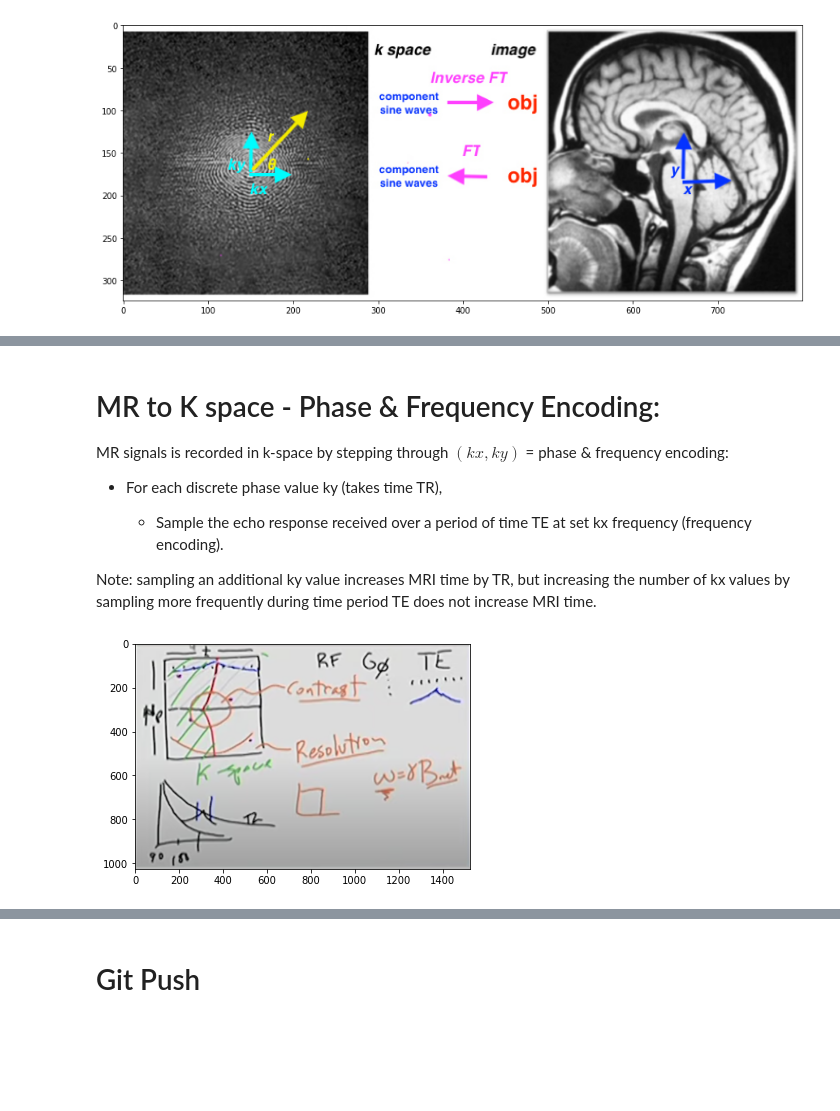
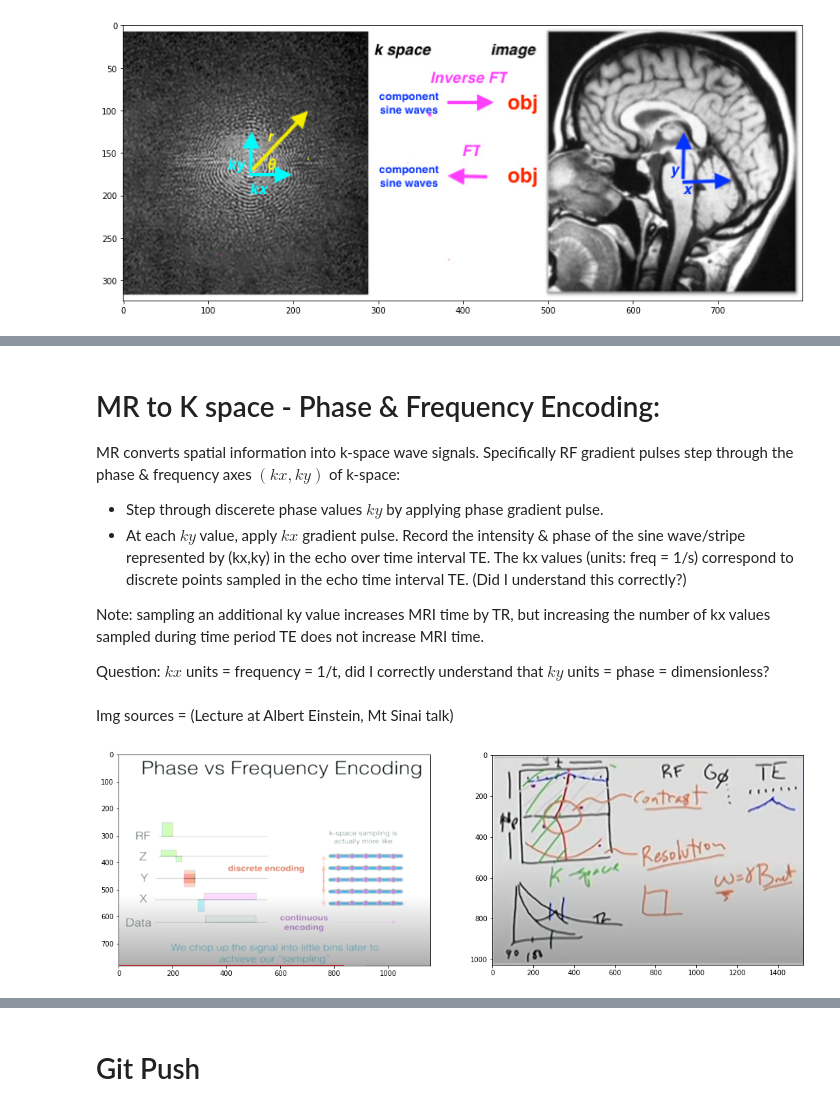
Before and after one commit to RGologorsky/fastmri, a Jupyter notebook: notes/01_notes_FastMRI.ipynb, the cells around one changed output, grey strips where cells are left out. Drawn from its saved outputs; the diff is of its cells as text; code cells hidden in the pictures; blank space fills up the shorter version.

Commit message:
notes on MR -> k space -> Image

```diff
--- a/notes/01_notes_FastMRI.ipynb
+++ b/notes/01_notes_FastMRI.ipynb
@@ -92,17 +122,21 @@ Each pixel/voxel has 2 channels,
 # %% [markdown]
 # MR to K space - Phase & Frequency Encoding:
 
-MR signals is recorded in k-space by stepping through $(kx,ky)$ = phase & frequency encoding:
+MR converts spatial information into k-space wave signals. Specifically RF gradient pulses step through the phase & frequency axes $(kx,ky)$ of k-space:
 
-- For each discrete phase value ky (takes time TR),
+- Step through discerete phase values $ky$ by applying phase gradient pulse.
+- At each $ky$ value, apply $kx$ gradient pulse. Record the intensity & phase of the sine wave/stripe represented by (kx,ky) in the echo over time interval TE. The kx values (units: freq = 1/s) correspond to discrete points sampled in the echo time interval TE. (Did I understand this correctly?)
 
-  - Sample the echo response received over a period of time TE at set kx frequency (frequency encoding).
+Note: sampling an additional ky value increases MRI time by TR, but increasing the number of kx values sampled during time period TE does not increase MRI time.
 
-Note: sampling an additional ky value increases MRI time by TR, but increasing the number of kx values by sampling more frequently during time period TE does not increase MRI time.
+Question: $kx$ units = frequency = 1/t, did I correctly understand that $ky$ units = phase = dimensionless?
-# %%
-img_plot("einstein.png")
-# %% [output]
-[figure, removed]
+# %% [markdown]
+Img sources = (Lecture at Albert Einstein, Mt Sinai talk)
+# %%
+# img sources = (Lecture at Albert Einstein, Mt Sinai talk)
+img_plot("discrete_vs_cont.png", "einstein.png", ncols=2, figsize = (18,18))
+# %% [output]
+[figure, added]
 # %% [markdown]
 
 
```
Also changed, not shown: parts of 12 cells of this notebook, 1 other file.
